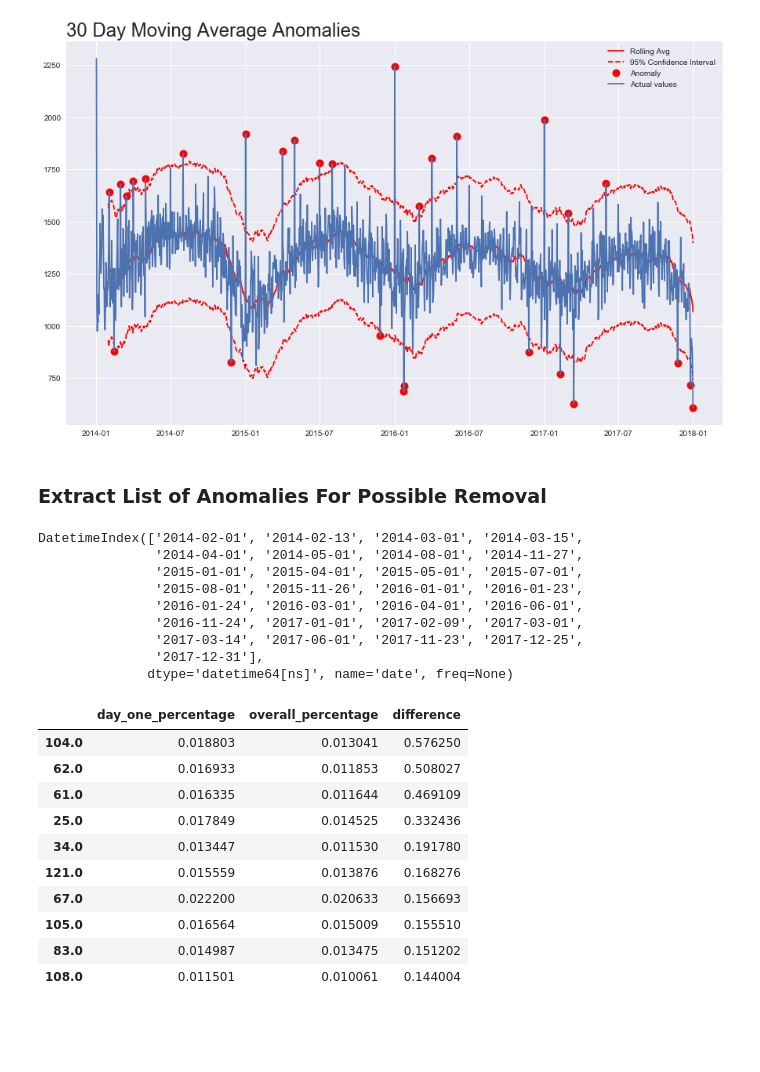
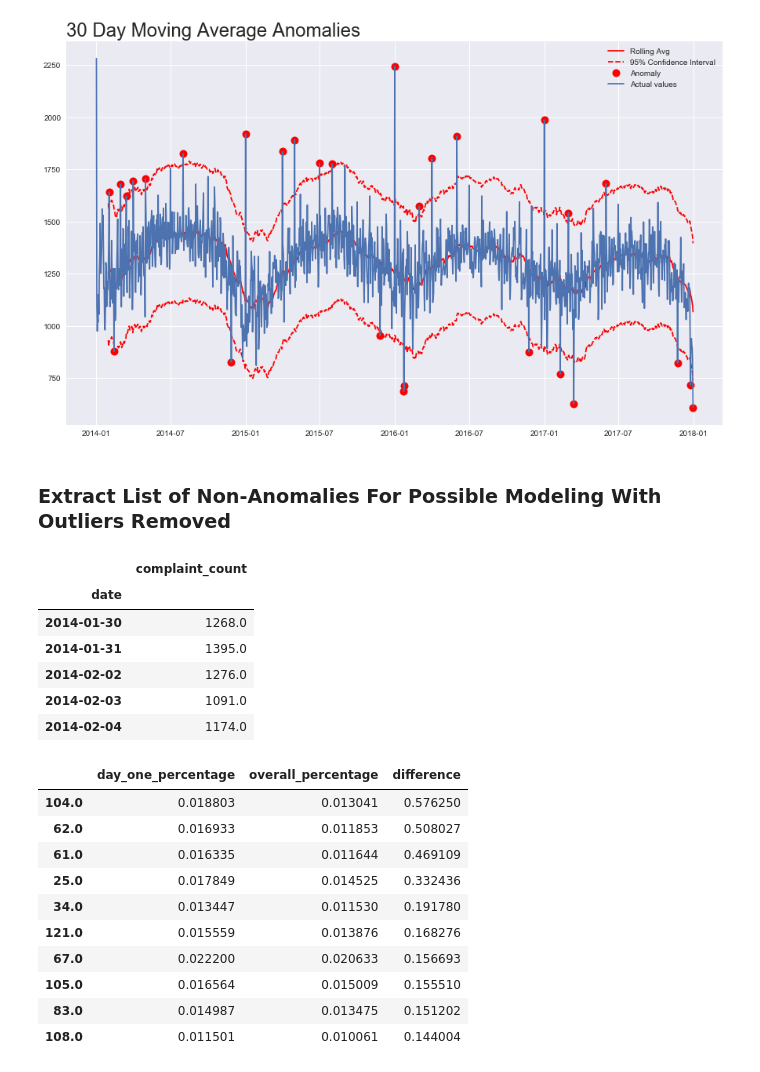
Before and after one commit to kevinacrystal/SARIMAX_crime, a Jupyter notebook: 01_Cleaning_and_EDA.ipynb, the cells around one changed output. Drawn from its saved outputs; the diff is of its cells as text; code cells hidden in the pictures; blank space fills up the shorter version.

```diff
--- a/01_Cleaning_and_EDA.ipynb
+++ b/01_Cleaning_and_EDA.ipynb
@@ -505,32 +505,32 @@ plotMovingAverage(pd.DataFrame(complaints.resample('D').size()), 30)
 # %% [output]
 [figure]
 # %% [markdown]
-### Extract List of Anomalies For Possible Removal
+### Extract List of Non-Anomalies For Possible Modeling With Outliers Removed
 # %%
 # adapted from https://medium.com/open-machine-learning-course/open-machine-learning-course-topic-9-time-series-analysis-in-python-a270cb05e0b3
 
 from sklearn.metrics import mean_absolute_error, mean_squared_error
-def returnAnomalies(series, window, plot_intervals=False, scale=1.96, plot_anomalies=False):
+def returnNonAnomalies(series, window, plot_intervals=False, scale=1.96, plot_anomalies=False):
     rolling_mean = series.rolling(window=window).mean()
     mae = mean_absolute_error(series[window:], rolling_mean[window:])
     deviation = np.std(series[window:] - rolling_mean[window:])
     lower_bound = rolling_mean - (mae + scale * deviation) # 1.96 times std gives 95% confidence intervals
     upper_bound = rolling_mean + (mae + scale * deviation)
-    anomalies= series[(series<lower_bound) | (series>upper_bound)]
-    anomalies = anomalies.notnull()
-    anomalies.columns = anomalies.columns.astype(str)
-    return anomalies[anomalies['0']==True]
+    nonanomalies= series[(series>lower_bound) & (series<upper_bound)]
+    nonanomalies = nonanomalies.dropna()
+#     nonanomalies.columns = nonanomalies.columns.astype(str)
+    return nonanomalies#[nonanomalies['0']==True]
 # %%
-anom_list = returnAnomalies(pd.DataFrame(complaints.resample('D').size()), 30)
+nonanomalies = returnNonAnomalies(pd.DataFrame(complaints.resample('D').size()), 30)
-# %%
-anom_list.index
-# %% [output]
-DatetimeIndex(['2014-02-01', '2014-02-13', '2014-03-01', '2014-03-15',
-               '2014-04-01', '2014-05-01', '2014-08-01', '2014-11-27',
-               '2015-01-01', '2015-04-01', '2015-05-01', '2015-07-01',
-               '2015-08-01', '2015-11-26', '2016-01-01', '2016-01-23',
-               '2016-01-24', '2016-03-01', '2016-04-01', '2016-06-01',
-               '2016-11-24', '2017-01-01', '2017-02-09', '2017-03-01',
-               '2017-03-14', '2017-06-01', '2017-11-23', '2017-12-25',
-               '2017-12-31'],
-              dtype='datetime64[ns]', name='date', freq=None)
+# %%
+nonanomalies.columns = nonanomalies.columns.astype('str')
+nonanomalies.rename(columns = {'0': 'complaint_count'}, inplace=True)
+nonanomalies.head()
+# %% [output]
+|  | complaint_count |
+| date |  |
+| 2014-01-30 | 1268.0 |
+| 2014-01-31 | 1395.0 |
+| 2014-02-02 | 1276.0 |
+| 2014-02-03 | 1091.0 |
+| 2014-02-04 | 1174.0 |
```
Also changed, not shown: parts of 8 cells of this notebook, 2 other files.
